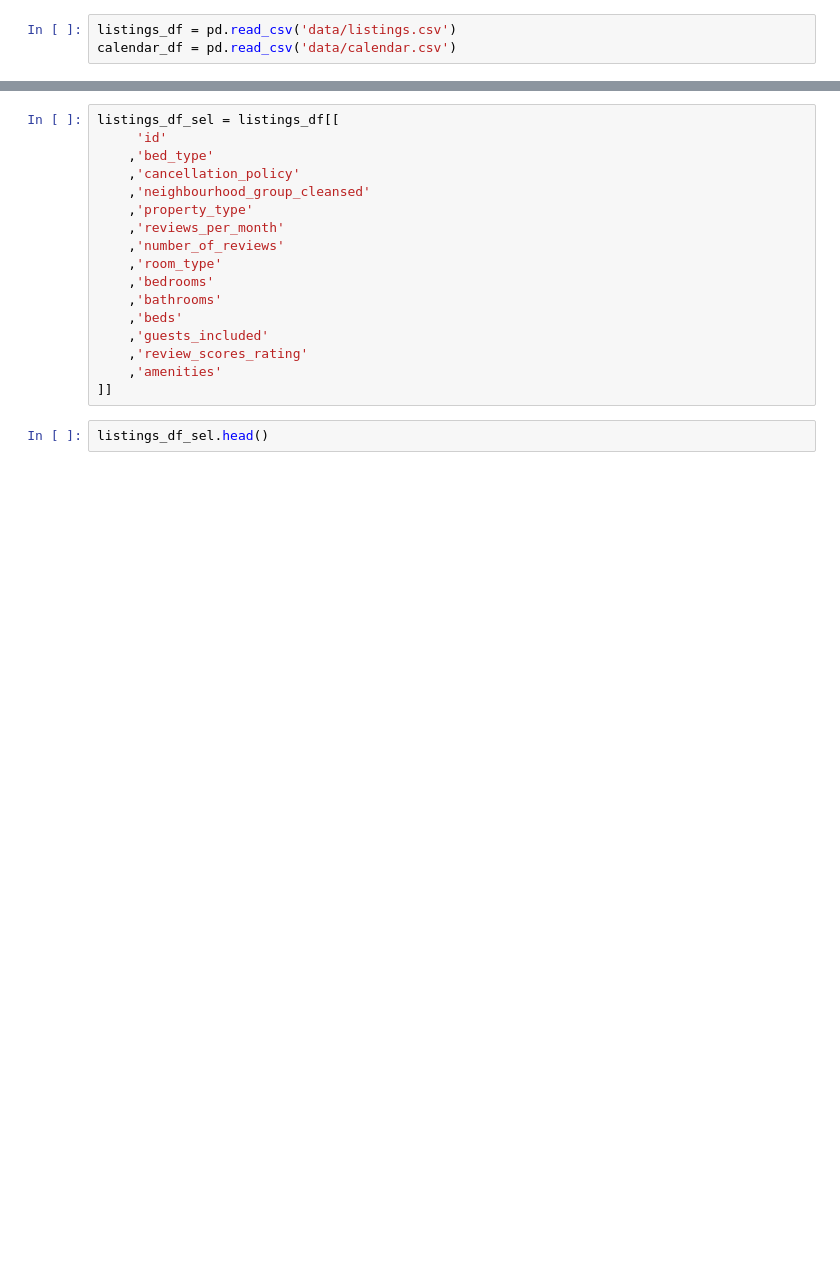
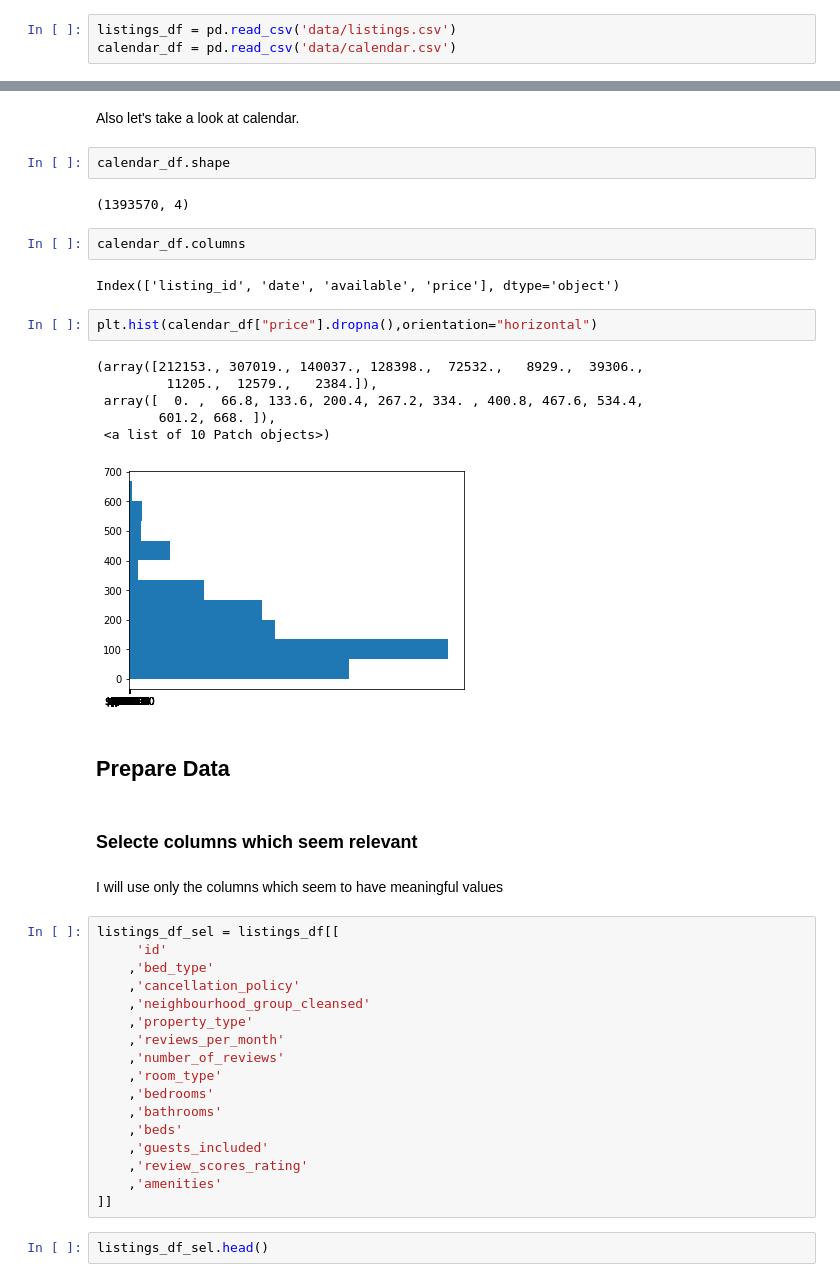
Before and after one commit to nittaryo1977/analyze_airbnb, a Jupyter notebook: Airbnb Seattle.ipynb, the cells around one changed output, grey strips where cells are left out. Cells and saved outputs as stored; diff of their text form; blank space fills up the shorter version.

```diff
--- a/Airbnb Seattle.ipynb
+++ b/Airbnb Seattle.ipynb
@@ -24,3 +112,28 @@ calendar_df = pd.read_csv('data/calendar.csv')
+# %% [markdown]
+Also let's take a look at calendar.
+# %%
+calendar_df.shape
+# %% [output]
+(1393570, 4)
+# %%
+calendar_df.columns
+# %% [output]
+Index(['listing_id', 'date', 'available', 'price'], dtype='object')
+# %%
+plt.hist(calendar_df["price"].dropna(),orientation="horizontal")
+# %% [output]
+(array([212153., 307019., 140037., 128398.,  72532.,   8929.,  39306.,
+         11205.,  12579.,   2384.]),
+ array([  0. ,  66.8, 133.6, 200.4, 267.2, 334. , 400.8, 467.6, 534.4,
+        601.2, 668. ]),
+ <a list of 10 Patch objects>)
+[figure, added]
+# %% [markdown]
+## Prepare Data
+# %% [markdown]
+### Selecte columns which seem relevant
+# %% [markdown]
+I will use only the columns which seem to have meaningful values
 # %%
 listings_df_sel = listings_df[[
      'id'
```
Also changed, not shown: parts of 30 cells of this notebook.
